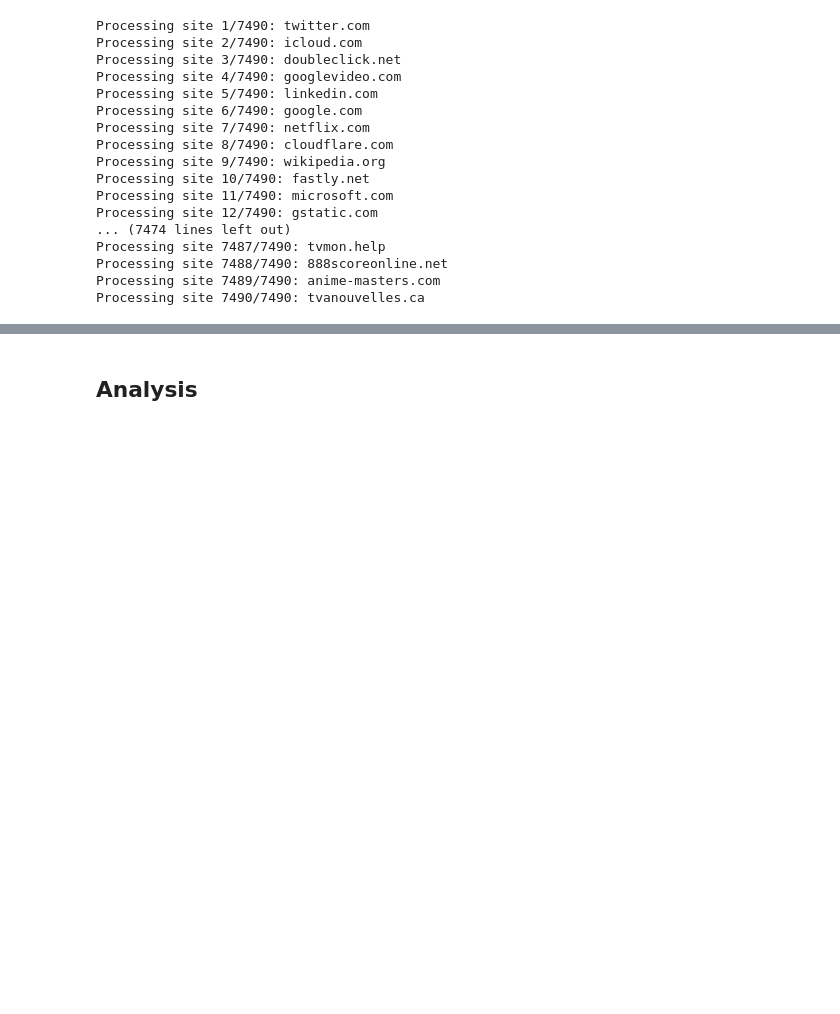
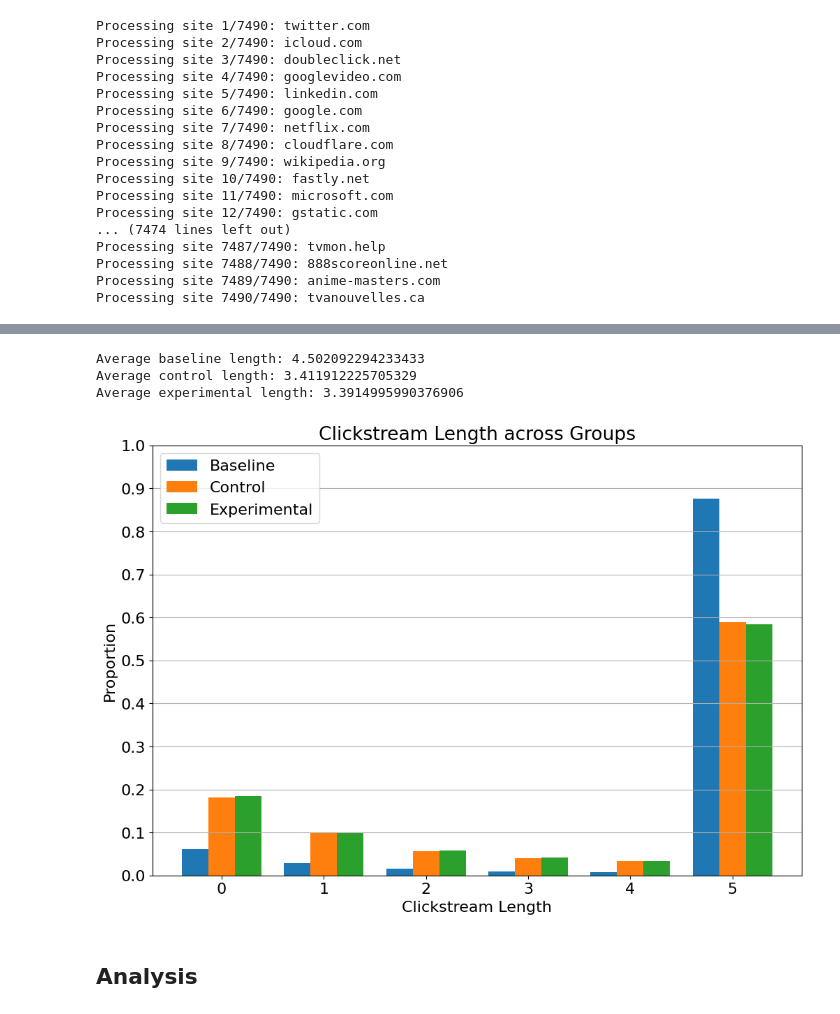
Before and after one commit to maxwellmlin/cookie-classify, a Jupyter notebook: classification_algo.ipynb, the cells around one changed output, grey strips where cells are left out. Cells and saved outputs as stored; diff of their text form; code cells hidden in the pictures; blank space fills up the shorter version.

```diff
--- a/classification_algo.ipynb
+++ b/classification_algo.ipynb
@@ -421,6 +407,7 @@ def get_all_clickstream_lengths() -> tuple[list, list, list]:
         clickstreams = get_directories(site_results[domain]["data_path"])
 
         for clickstream in clickstreams:
+            # Ensure that we've navigated to the landing page for all three groups
             if (clickstream / f"baseline-0.png").is_file() and \
                     (clickstream / f"control-0.png").is_file() and \
                         (clickstream / f"experimental-0.png").is_file():
@@ -431,6 +418,13 @@ def get_all_clickstream_lengths() -> tuple[list, list, list]:
     return baseline_actions, control_actions, experimental_actions
 
 baseline_actions, control_actions, experimental_actions = get_all_clickstream_lengths()
+
+with open(ANALYSIS_PATH / 'baseline_actions.json', 'w') as f:
+    json.dump(baseline_actions, f)
+with open(ANALYSIS_PATH / 'control_actions.json', 'w') as f:
+    json.dump(control_actions, f)
+with open(ANALYSIS_PATH / 'experimental_actions.json', 'w') as f:
+    json.dump(experimental_actions, f)
 # %% [output]
 Processing site 1/7490: twitter.com
 Processing site 2/7490: icloud.com
@@ -467,2 +453,70 @@ Average experimental length: 3.3914995990376906
+# %%
+print(f"Average baseline length: {statistics.mean(baseline_actions)}")
+print(f"Average control length: {statistics.mean(control_actions)}")
+print(f"Average experimental length: {statistics.mean(experimental_actions)}")
+
+def plot_normalized_frequencies(lists_of_numbers, labels):
+    """
+    Plots the normalized frequencies of numbers as percentages from multiple lists with custom labels,
+    with reduced whitespace between each set of bars for a more compact visualization.
+
+    Parameters:
+    lists_of_numbers (list of list of int): A list containing multiple lists of numbers.
+    labels (list of str): A list containing labels for each list of numbers.
+    """
+    # Initialize an empty list to store normalized frequencies for each list
+    all_normalized_frequencies = []
+
+    # Function to calculate frequency
+    def calculate_frequency(numbers):
+        frequency = {}
+        for number in numbers:
+            if number in frequency:
+                frequency[number] += 1
+            else:
+                frequency[number] = 1
+        return frequency
+
+    # Function to normalize frequency
+    def normalize_frequency(frequency):
+        total_count = sum(frequency.values())
+        return {number: (count / total_count) for number, count in frequency.items()}
+
+    # Calculating and normalizing frequencies for each list
+    for numbers_list in lists_of_numbers:
+        frequency = calculate_frequency(numbers_list)
+        normalized_frequency = normalize_frequency(frequency)
+        all_normalized_frequencies.append(normalized_frequency)
+
+    # Combining all numbers from all lists and sorting them
+    all_numbers = sorted(set().union(*[frequency.keys() for frequency in all_normalized_frequencies]))
+
+    # Preparing the plot
+    plt.figure(figsize=(12, 8))
+    # Adjusting the width for reduced whitespace
+    width = 0.35
+    indices = [x * (1 + width) for x in range(len(all_numbers))]
+
+    for i, normalized_frequency in enumerate(all_normalized_frequencies):
+        data = [normalized_frequency.get(number, 0) for number in all_numbers]
+        plt.bar([index + (i * width) - (width * len(lists_of_numbers) / 2) + width / 2 for index in indices], data, width=width, label=labels[i] if i < len(labels) else f'List {i+1}')
+
+    plt.xlabel('Clickstream Length')
+    plt.ylabel('Proportion')
+    plt.ylim(0, 1)
+    plt.title('Clickstream Length across Groups')
+    plt.yticks(np.arange(0, 1+0.1, 0.1))
+    plt.xticks(indices, all_numbers)
+    plt.legend()
+    plt.grid(axis='y')
+
+    # Showing the plot
+    plt.savefig(FIGURE_PATH / 'clickstream-length.png', bbox_inches='tight', dpi=600, facecolor='white')
+plot_normalized_frequencies([baseline_actions, control_actions, experimental_actions], ["Baseline", "Control", "Experimental"])
+# %% [output]
+Average baseline length: 4.502092294233433
+Average control length: 3.411912225705329
+Average experimental length: 3.3914995990376906
+[figure, added]
 # %% [markdown]
 ## Analysis
```
Also changed, not shown: parts of 16 cells of this notebook.
